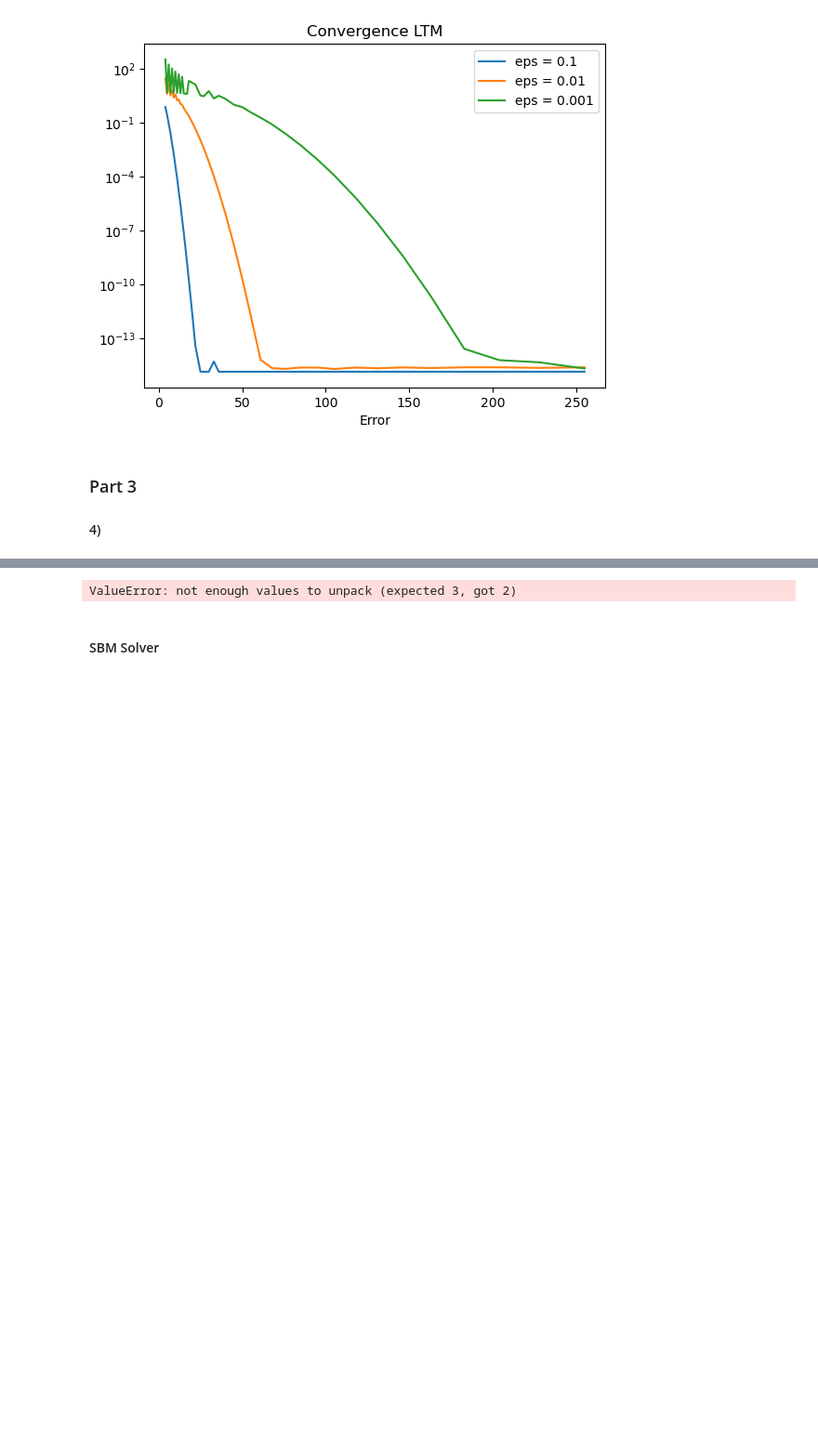
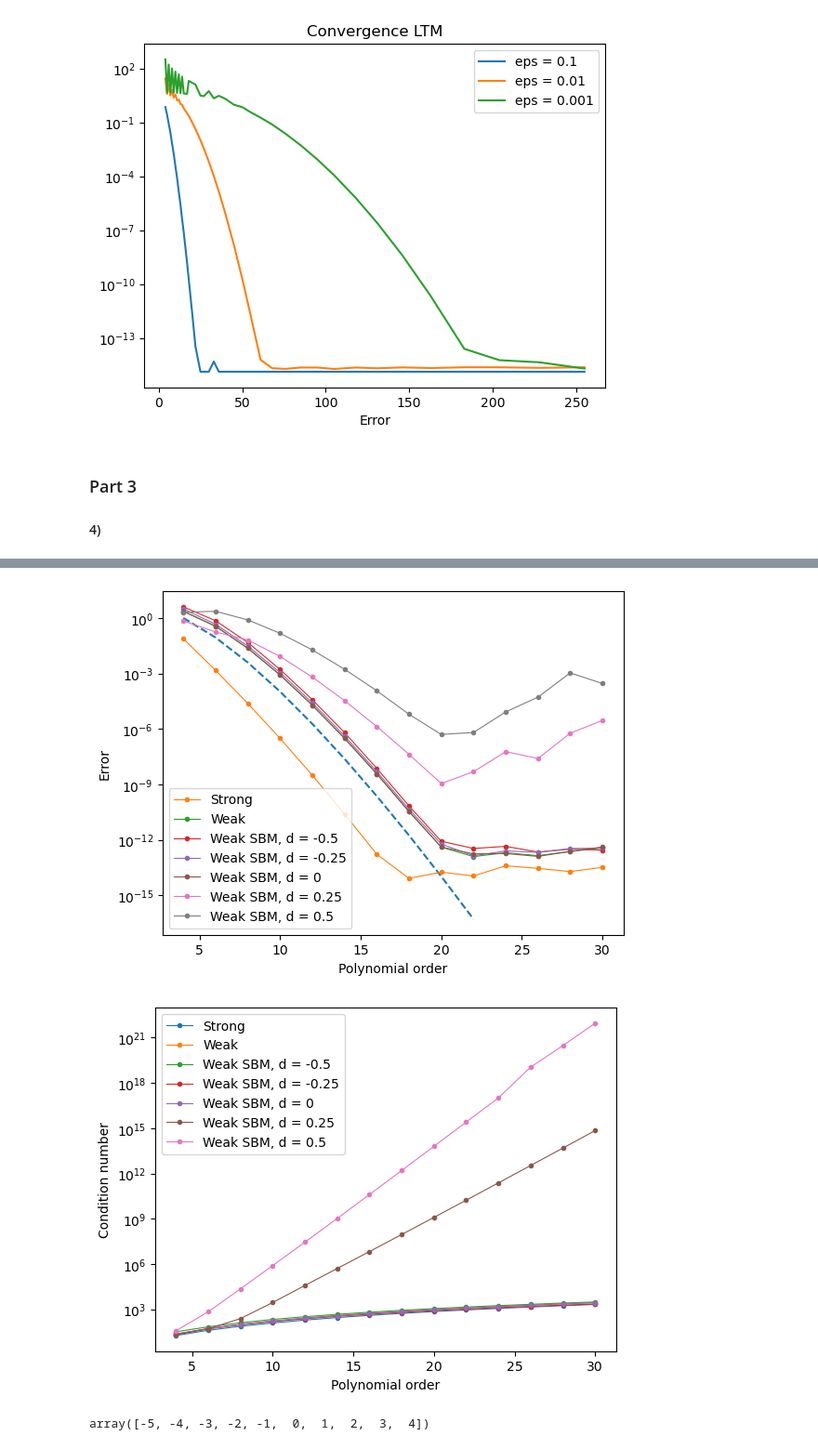
Before and after one commit to deding2000/02689_Assignments, a Jupyter notebook: assignment2.ipynb, the cells around one changed output, grey strips where cells are left out. Shown at 93% size. Drawn from its saved outputs; the diff is of its cells as text; code cells hidden in the pictures; blank space fills up the shorter version.

```diff
--- a/assignment2.ipynb
+++ b/assignment2.ipynb
@@ -23,7 +23,7 @@ m = 100
 #X = np.arange(m)/m*2 - 1
 X = np.linspace(-1,1,m)
 
-testsol = LTM_2ord(X, 8, -1, -1)
+testsol = LTM_2ord(X, 8, -1, -1,1)
 
 plt.figure
 plt.plot(X,testtrue(X))
@@ -34,7 +34,7 @@ plt.show()
 
 XX = np.linspace(0,1,m)
 eps = 0.5
-usol = LTM_2ord(XX*2-1,16,-4*eps,-2)
+usol = LTM_2ord(XX*2-1,16,-4*eps,-2,1)
 plt.figure()
 plt.plot(XX,utrue(XX,eps))
 plt.plot(XX,usol)
@@ -48,7 +48,7 @@ err = np.empty_like(Ns)
 plt.figure()
 for e in EPS:
     for i in range(len(Ns)):
-        urec = LTM_2ord(XX*2-1,int(Ns[i]),-4*e,-2)
+        urec = LTM_2ord(XX*2-1,int(Ns[i]),-4*e,-2,1)
         err[i] = np.linalg.norm(utrue(XX,e) - urec)
     plt.semilogy(Ns,err,label=f"eps = {e}")
 plt.title("Convergence LTM")
@@ -92,32 +98,50 @@ ValueError: too many values to unpack (expected 2)
 # %%
 Ns = np.arange(2,16)*2
 Ds = [-0.5,-0.25,0,0.25,0.5]
 err = np.empty((2+len(Ds),len(Ns)))
 CA = np.empty(err.shape)
 
 for i in range(len(Ns)):
     M = massGL(int(Ns[i]))
     us,r,ca = SBM(int(Ns[i]), utrue(-1),utrue(1),ffun=ffun,method='strong_CBM')
     err[0,i] = np.linalg.norm(us-utrue(r))
     CA[0,i] = ca
     uw,r,ca = SBM(int(Ns[i]), utrue(-1),utrue(1),ffun=ffun,method='weak_CBM')
     err[1,i] = np.linalg.norm(uw-utrue(r))
-    CA[1,i]
+    CA[1,i] = ca
     for j in range(len(Ds)):
         usbm,r, ca = SBM(int(Ns[i]), utrue(-1-Ds[j]),utrue(1+Ds[j]),ffun=ffun,method='weak_SBM',d=Ds[j])
         err[2+j,i] = np.linalg.norm(usbm-utrue(r))
         CA[2+j,i] = ca
 
 plt.figure
 lw = 0.8
 ms = 3
-plt.semilogy(Ns,err[0],'o--',label='Strong',linewidth=lw,markersize=ms)
-plt.semilogy(Ns,err[1],'o--',label='Weak',linewidth=lw,markersize=ms)
+plt.semilogy(Ns[:10],[(n/4)**(-float(n)) for n in Ns[:10]],'--')
+plt.semilogy(Ns,err[0],'o-',label='Strong',linewidth=lw,markersize=ms)
+plt.semilogy(Ns,err[1],'o-',label='Weak',linewidth=lw,markersize=ms)
 for i in range(len(Ds)):
-    plt.semilogy(Ns,err[2+i],'o--',label='Weak SBM, d = {}'.format(Ds[i]),linewidth=lw,markersize=ms)
+    plt.semilogy(Ns,err[2+i],'o-',label='Weak SBM, d = {}'.format(Ds[i]),linewidth=lw,markersize=ms)
 plt.legend()
+plt.xlabel('Polynomial order')
+plt.ylabel('Error')
 plt.show()
+
+plt.figure
+lw = 0.8
+ms = 3
+plt.semilogy(Ns,CA[0],'o-',label='Strong',linewidth=lw,markersize=ms)
+plt.semilogy(Ns,CA[1],'o-',label='Weak',linewidth=lw,markersize=ms)
+for i in range(len(Ds)):
+    plt.semilogy(Ns,CA[2+i],'o-',label='Weak SBM, d = {}'.format(Ds[i]),linewidth=lw,markersize=ms)
+plt.legend()
+plt.xlabel('Polynomial order')
+plt.ylabel('Condition number')
+plt.show()
 # %% [output]
-ValueError: not enough values to unpack (expected 3, got 2)
+[figure, added]
+[figure, added]
-# %% [markdown]
-#### SBM Solver
+# %%
+np.arange(-5,5,1)
+# %% [output]
+array([-5, -4, -3, -2, -1,  0,  1,  2,  3,  4])
```
Also changed, not shown: parts of 4 cells of this notebook, 1 other file.
